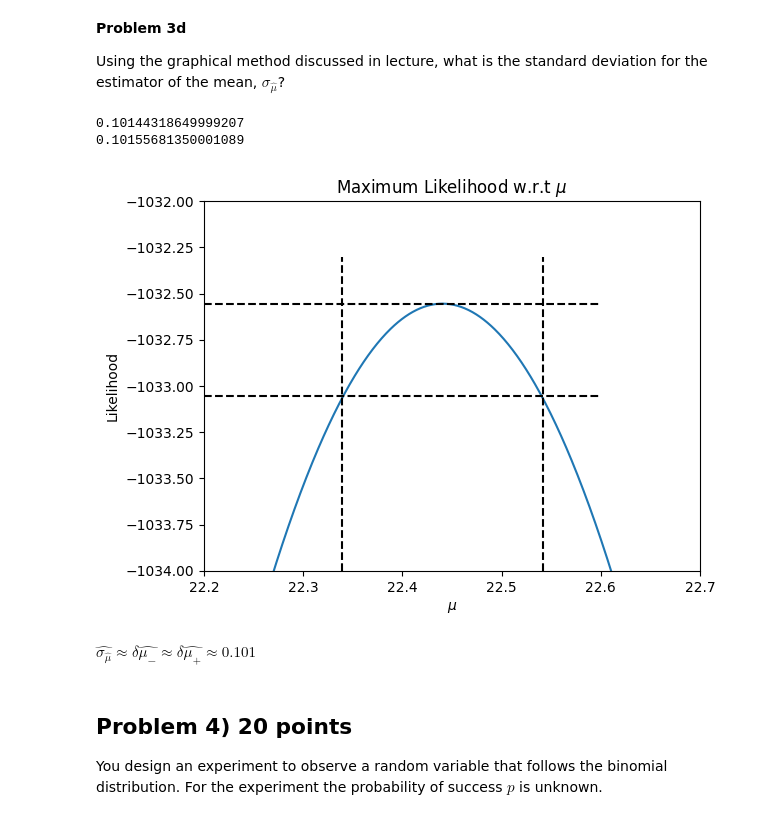
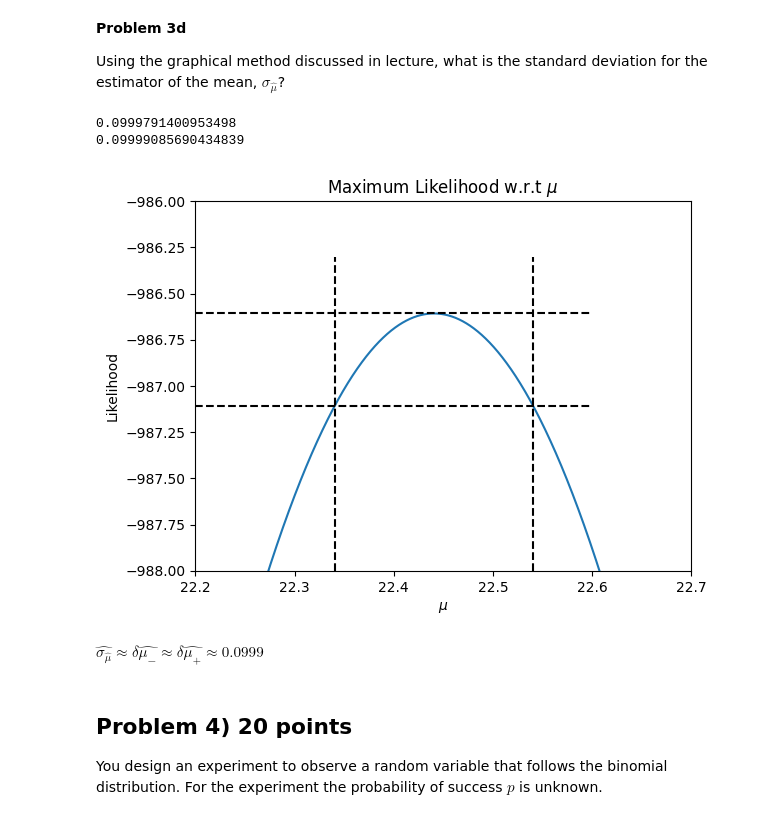
Before and after one commit to theheokboi/DATA_SCI-421, a Jupyter notebook: ProblemSet4.ipynb, the cells around one changed output. Drawn from its saved outputs; the diff is of its cells as text; code cells hidden in the pictures.

```diff
--- a/ProblemSet4.ipynb
+++ b/ProblemSet4.ipynb
@@ -219,21 +220,23 @@ logL(\mu, 1)    &= \sum_{i=1}^{n} log f(x_{i}; \mu, 1) \\
 \end{align}
 # %%
 def gaussian_log_likelihood(mean, std, samples):
-    f = lambda x: np.log(1/np.sqrt(2*np.pi)) + 0.5*np.log(1/np.square(std)) - np.square(x-mean)/(2*np.square(std))
-    # f = lambda x: np.log(1/np.sqrt(2*np.pi)) + np.square(x-mean)/2
+    f = lambda x: (np.log(1/np.sqrt(2*np.pi)) + 0.5*np.log(1/np.square(std)) - np.square(x-mean))/(2*np.square(std))
     return np.sum(f(samples))
 
-x_min, x_max = 20, 25
-x = np.linspace(x_min, x_max, 1000)
+x_lim_left      = 22.2
+x_lim_right     = 22.7
+y_lim_top       = -986
+y_lim_bottom    = -988
+
+x = np.linspace(x_lim_left, x_lim_right, 10000)
 y = [gaussian_log_likelihood(mean, std=1, samples=obs) for mean in x]
 
 fig, ax = plt.subplots()
-ax.set_title('Maximum Likelihood w.r.t $\mu$ ')
+ax.set_title('Maximum Likelihood w.r.t $\mu$')
 ax.set_xlabel('$\mu$')
 ax.set_ylabel('Likelihood')
 
-
 plt.plot(x, y)
-plt.vlines(x=mu, ymin=-1345, ymax=-1020, colors='green')
+plt.vlines(x=mu, ymin=y_lim_bottom, ymax=y_lim_top, colors='green')
 plt.show()
 # %% [output]
@@ -253,37 +256,37 @@ Using the graphical method discussed in lecture, what is the  standard deviation
 # %%
 L_max = gaussian_log_likelihood(mu, std=1, samples=obs)
 half_L_max = L_max-0.5
 
-x_lim_left      = 22.2
-x_lim_right     = 22.7
-y_lim_top       = -1032
-y_lim_bottom    = -1034
+def diff_between_L_and_half_L_max(_mu):
+    diff = abs(gaussian_log_likelihood(_mu, std=1, samples=obs) - half_L_max)
+    return diff
 
-delta_mu_negative = 22.339
-delta_mu_positive = 22.542
+# find the delta mu corresponding to half_L_max of the parabola
+delta_mu_negative = sorted([_x for _x in x if _x <= mu], key=diff_between_L_and_half_L_max)[0]
+delta_mu_positive = sorted([_x for _x in x if _x >= mu], key=diff_between_L_and_half_L_max)[0]
 
 print(mu - delta_mu_negative)
 print(delta_mu_positive - mu)
 
 fig, ax = plt.subplots()
 ax.set_title('Maximum Likelihood w.r.t $\mu$ ')
 ax.set_xlabel('$\mu$')
 ax.set_xlim(left=x_lim_left, right=x_lim_right)
 ax.set_ylabel('Likelihood')
-ax.set_ylim(top=y_lim_top , bottom=y_lim_bottom)
+ax.set_ylim(top=y_lim_top, bottom=y_lim_bottom)
 
 plt.plot(x, y)
 plt.hlines(y=L_max,             xmin=x_lim_left,   xmax=x_lim_right-0.1, colors='black', ls='--')
 plt.hlines(y=half_L_max,        xmin=x_lim_left,   xmax=x_lim_right-0.1, colors='black', ls='--')
 plt.vlines(x=delta_mu_negative, ymin=y_lim_bottom, ymax=y_lim_top-0.3,   colors='black', ls='--')
 plt.vlines(x=delta_mu_positive, ymin=y_lim_bottom, ymax=y_lim_top-0.3,   colors='black', ls='--')
 plt.show()
 # %% [output]
-0.10144318649999207
-0.10155681350001089
+0.0999791400953498
+0.09999085690434839
-[figure, old version]
+[figure, new version]
 # %% [markdown]
-$ \hat{\sigma_{\hat{\mu}}} \approx \delta \hat{\mu_{-}} \approx \delta \hat{\mu_{+}} \approx 0.101 $
+$ \hat{\sigma_{\hat{\mu}}} \approx \delta \hat{\mu_{-}} \approx \delta \hat{\mu_{+}} \approx 0.0999 $
 # %% [markdown]
 ## Problem 4) 20 points
 
```
Also changed, not shown: parts of 6 cells of this notebook.
